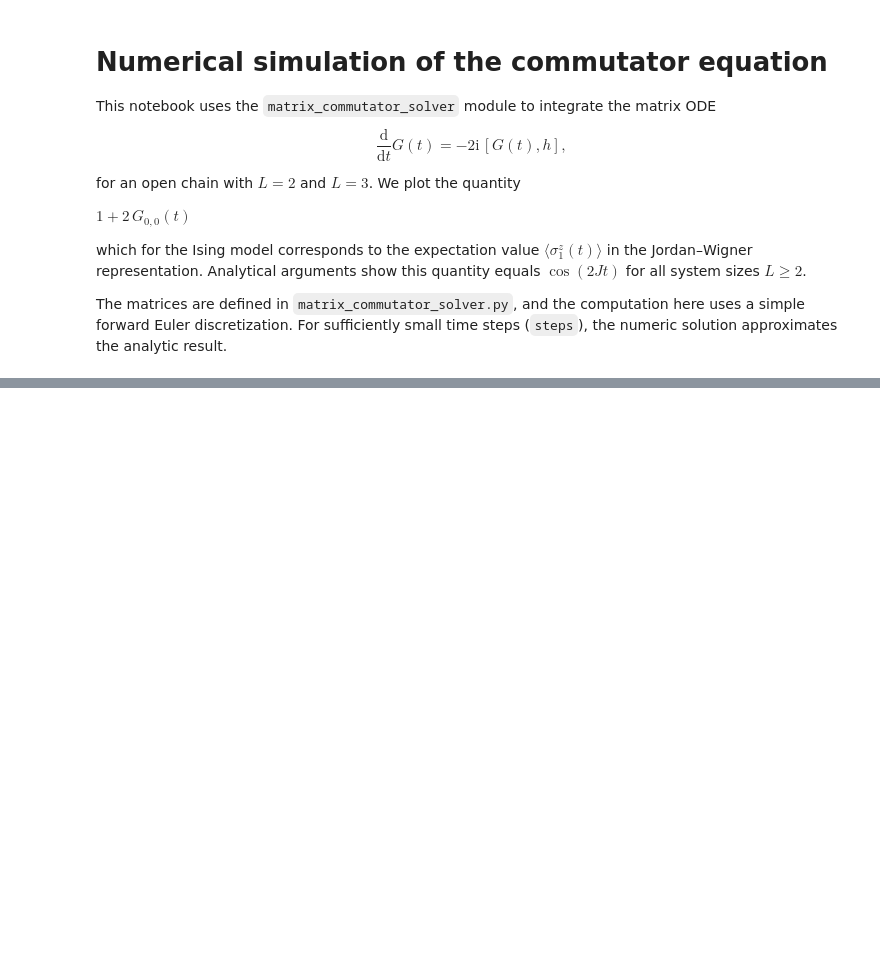
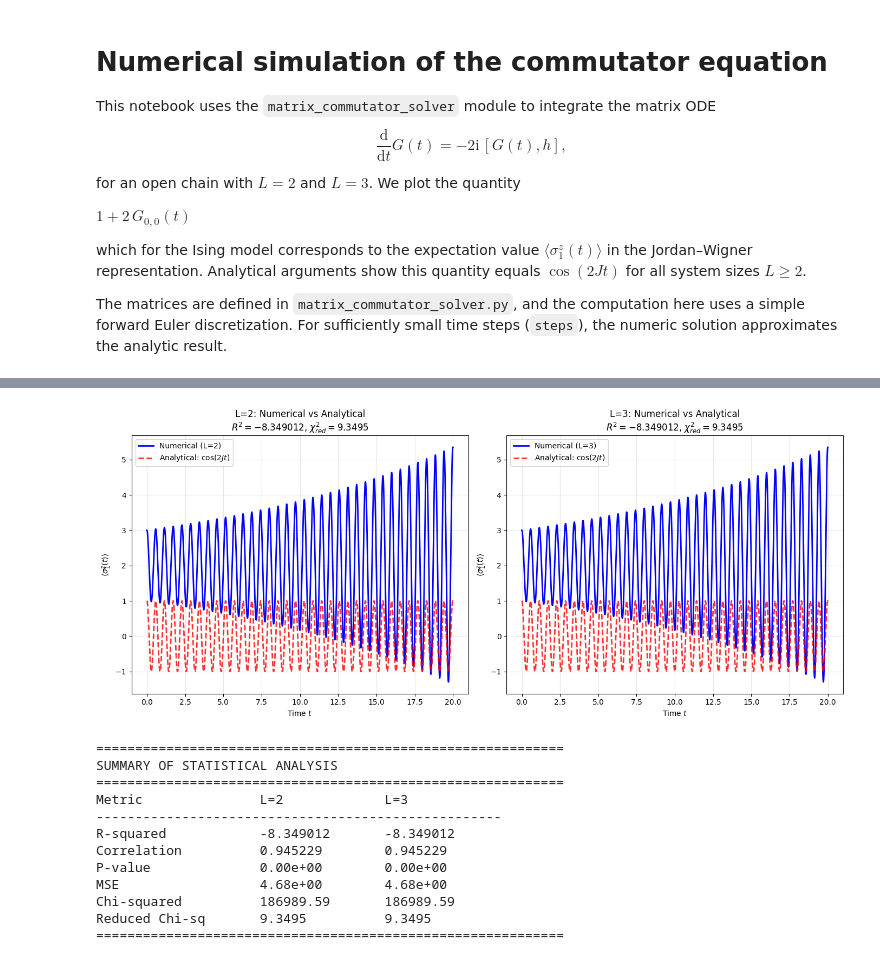
Before and after one commit to alonk-me/Quntum-measurment-model, a Jupyter notebook: free_fermion/run_simulations.ipynb, the cells around one changed output, grey strips where cells are left out. Cells and saved outputs as stored; diff of their text form; code cells hidden in the pictures; blank space fills up the shorter version.

```diff
--- a/free_fermion/run_simulations.ipynb
+++ b/free_fermion/run_simulations.ipynb
@@ -48,0 +78,25 @@ times3, values3 = run_and_plot(L=3, J=J, T=T, steps=steps)
+# %%
+# Summary comparison using the statistical analysis module
+times_dict = {'L=2': times2, 'L=3': times3}
+values_dict = {'L=2': values2, 'L=3': values3}
+stats_dict = {'L=2': stats2, 'L=3': stats3}
+
+# Create summary comparison plot
+create_summary_plot(times_dict, values_dict, stats_dict, J=J)
+
+# Print comprehensive statistical summary
+print_summary_statistics(stats_dict)
+# %% [output]
+[figure, added]
+============================================================
+SUMMARY OF STATISTICAL ANALYSIS
+============================================================
+Metric               L=2             L=3
+----------------------------------------------------
+R-squared            -8.349012       -8.349012
+Correlation          0.945229        0.945229
+P-value              0.00e+00        0.00e+00
+MSE                  4.68e+00        4.68e+00
+Chi-squared          186989.59       186989.59
+Reduced Chi-sq       9.3495          9.3495
+============================================================
```
Also changed, not shown: parts of 5 cells of this notebook, 1 other file.
